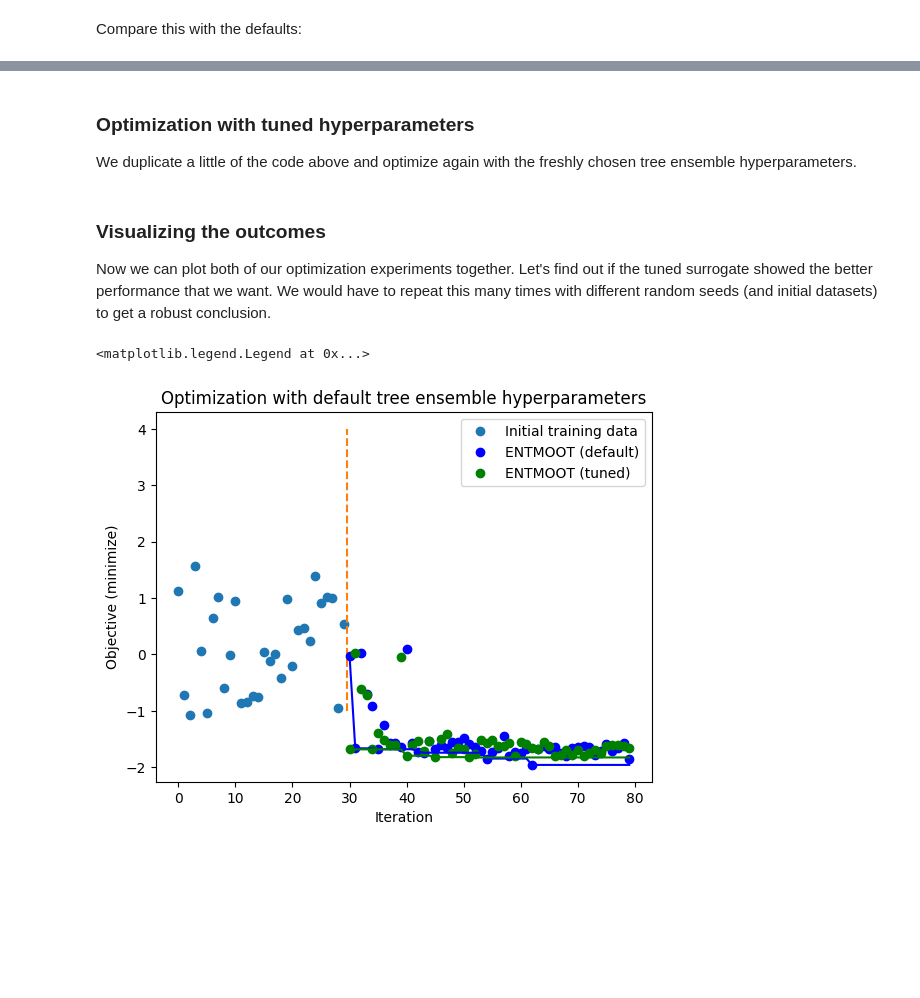
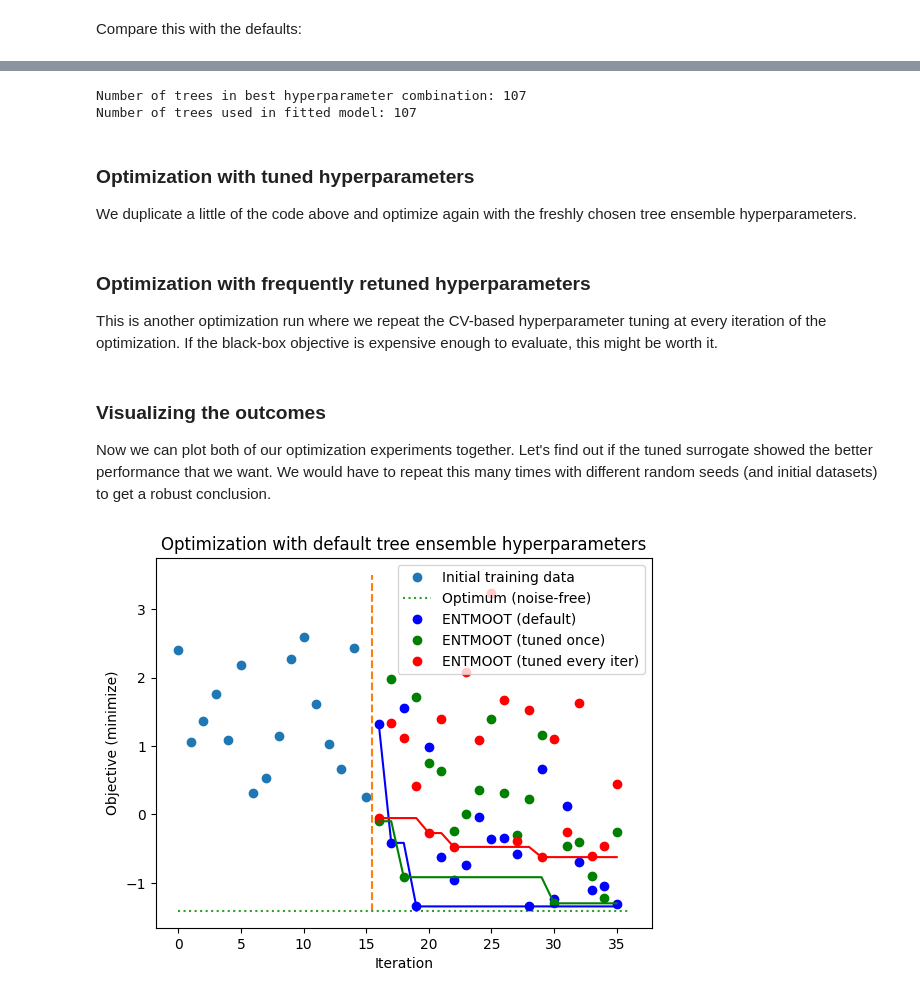
Before and after one commit to R-M-Lee/entmoot, a Jupyter notebook: docs/notebooks/single_obj_hyperparam_opt.ipynb, the cells around one changed output, grey strips where cells are left out. Saved outputs shown, nothing was run; the diff lists cells and outputs as text; code cells hidden in the pictures; blank space fills up the shorter version.

```diff
--- a/docs/notebooks/single_obj_hyperparam_opt.ipynb
+++ b/docs/notebooks/single_obj_hyperparam_opt.ipynb
@@ -232,9 +257,21 @@ for dict_item in tree_ensemble._train_params.items():
+# %%
+params = {
+            "unc_params": {"dist_metric": "l1", "acq_sense": "exploration"},
+            "tree_train_params": best_hyperparas,
+        }
+enting = Enting(problem_config, params=params)
+enting.fit(train_x, train_y)
+
+print(f"Number of trees in best hyperparameter combination: {best_hyperparas['train_params']['num_boost_round']}")
+print(f"Number of trees used in fitted model: {enting.mean_model.tree_dict['obj_0'].num_trees()}")
+# %% [output]
+Number of trees in best hyperparameter combination: 107
+Number of trees used in fitted model: 107
 # %% [markdown]
 ### Optimization with tuned hyperparameters
 
 We duplicate a little of the code above and optimize again with the freshly chosen tree ensemble hyperparameters.
 # %%
-N_iterations = 50
 params = {
     "unc_params": {"dist_metric": "l1", "acq_sense": "exploration", "beta": 1.5},
     "tree_train_params": best_hyperparas,
@@ -247,9 +284,9 @@ opt_gur = GurobiOptimizer(problem_config, params=params_gurobi)
 
 with gp.Env(params=connection_params) as env:
     for idx in range(N_iterations):
-        x = [_ for _ in chain(rnd_sample, opt_trajectory_inputs_tuned)]
+        x = [_ for _ in chain(train_x, opt_trajectory_inputs_tuned)]
         y = np.concatenate(
-            (rnd_sample_outcomes, opt_trajectory_outputs_tuned[:idx, :]), axis=0
+            (train_y, opt_trajectory_outputs_tuned[:idx, :]), axis=0
         )
 
         enting.fit(x, y)
@@ -259,3 +296,7 @@ with gp.Env(params=connection_params) as env:
         opt_trajectory_outputs_tuned[idx, 0] = blackbox_ground_truth(
             opt_trajectory_inputs_tuned
         )[-1][0]
+# %% [markdown]
+### Optimization with frequently retuned hyperparameters
+
+This is another optimization run where we repeat the CV-based hyperparameter tuning at every iteration of the optimization. If the black-box objective is expensive enough to evaluate, this might be worth it.
@@ -264,40 +331,22 @@ with gp.Env(params=connection_params) as env:
 
 Now we can plot both of our optimization experiments together. Let's find out if the tuned surrogate showed the better performance that we want. We would have to repeat this many times with different random seeds (and initial datasets) to get a robust conclusion.
 # %%
-fig, ax = plt.subplots(1, 1)
+_, ax = plt.subplots(1, 1)
 ax.plot(
-    np.arange(N_init_samples), rnd_sample_outcomes, "o", label="Initial training data"
+    np.arange(N_init_samples), train_y, "o", label="Initial training data"
 )
-ax.plot([N_init_samples - 0.5, N_init_samples - 0.5], [-1, 4], "--")
-ax.plot(
-    np.arange(N_iterations) + N_init_samples,
-    opt_trajectory_outputs,
-    "ob",
-    label="ENTMOOT (default)",
-)
-ax.plot(
-    np.arange(N_iterations) + N_init_samples,
-    opt_trajectory_outputs_tuned,
-    "og",
-    label="ENTMOOT (tuned)",
-)
-ax.plot(
-    np.arange(N_iterations) + N_init_samples,
-    np.minimum.accumulate(opt_trajectory_outputs),
-    "-b",
-    label=None,
-)
-ax.plot(
-    np.arange(N_iterations) + N_init_samples,
-    np.minimum.accumulate(opt_trajectory_outputs_tuned),
-    "-g",
-    label=None,
-)
+ax.plot([N_init_samples - 0.5, N_init_samples - 0.5], [opt_objval, 3.5], "--")
+ax.plot((0, N_init_samples + N_iterations), (opt_objval, opt_objval), ':', label="Optimum (noise-free)")
+ax.plot(np.arange(N_iterations) + N_init_samples, opt_trajectory_outputs, "ob", label="ENTMOOT (default)")
+ax.plot(np.arange(N_iterations) + N_init_samples, opt_trajectory_outputs_tuned, "og", label="ENTMOOT (tuned once)")
+ax.plot(np.arange(N_iterations) + N_init_samples, opt_trajectory_outputs_retuned, "or", label="ENTMOOT (tuned every iter)")
+ax.plot(np.arange(N_iterations) + N_init_samples, np.minimum.accumulate(opt_trajectory_outputs), "-b", label=None)
+ax.plot(np.arange(N_iterations) + N_init_samples, np.minimum.accumulate(opt_trajectory_outputs_tuned), "-g", label=None)
+ax.plot(np.arange(N_iterations) + N_init_samples, np.minimum.accumulate(opt_trajectory_outputs_retuned), "-r", label=None)
 ax.set_xlabel("Iteration")
 ax.set_ylabel("Objective (minimize)")
 ax.set_title("Optimization with default tree ensemble hyperparameters")
 ax.legend()
 plt.show()
 # %% [output]
-<matplotlib.legend.Legend at 0x...>
-[figure, old version]
+[figure, new version]
```
Also changed, not shown: parts of 11 cells of this notebook.
